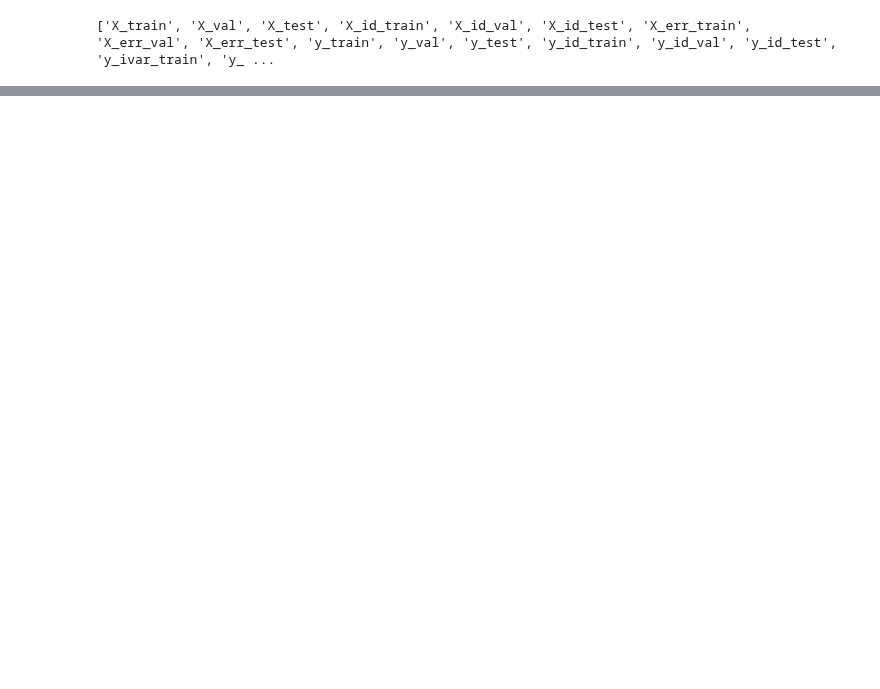
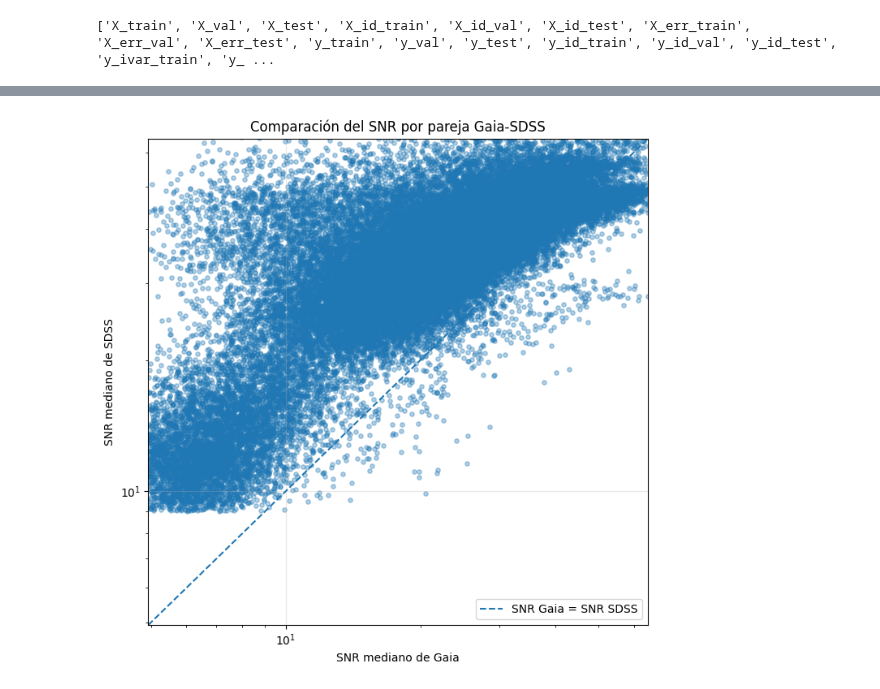
Before and after one commit to javier-cacho-master-ai/trabajo-fin-master, a Jupyter notebook: solution/data process/SNR-diagrama.ipynb, the cells around one changed output, grey strips where cells are left out. Saved outputs shown, nothing was run; the diff lists cells and outputs as text; code cells hidden in the pictures; blank space fills up the shorter version.

```diff
--- a/solution/data process/SNR-diagrama.ipynb
+++ b/solution/data process/SNR-diagrama.ipynb
@@ -175,0 +360,53 @@ random_indices = plot_random_examples(
+# %%
+valid_comparison = (
+    np.isfinite(gaia_snr)
+    & np.isfinite(sdss_snr)
+    & (gaia_snr > 0)
+    & (sdss_snr > 0)
+)
+
+gaia_snr_comparison = gaia_snr[valid_comparison]
+sdss_snr_comparison = sdss_snr[valid_comparison]
+
+minimum_snr = min(
+    np.nanmin(gaia_snr_comparison),
+    np.nanmin(sdss_snr_comparison)
+)
+
+maximum_snr = max(
+    np.nanpercentile(gaia_snr_comparison, 99),
+    np.nanpercentile(sdss_snr_comparison, 99)
+)
+
+plt.figure(figsize=(7, 7))
+
+plt.scatter(
+    gaia_snr_comparison,
+    sdss_snr_comparison,
+    s=15,
+    alpha=0.35
+)
+
+# Línea en la que ambos instrumentos tendrían el mismo SNR
+plt.plot(
+    [minimum_snr, maximum_snr],
+    [minimum_snr, maximum_snr],
+    linestyle="--",
+    label="SNR Gaia = SNR SDSS"
+)
+
+plt.xscale("log")
+plt.yscale("log")
+
+plt.xlim(minimum_snr, maximum_snr)
+plt.ylim(minimum_snr, maximum_snr)
+
+plt.xlabel("SNR mediano de Gaia")
+plt.ylabel("SNR mediano de SDSS")
+plt.title("Comparación del SNR por pareja Gaia-SDSS")
+plt.legend()
+plt.grid(alpha=0.3)
+plt.tight_layout()
+plt.show()
+# %% [output]
+[figure, added]
```
Also changed, not shown: parts of 11 cells of this notebook, 2 other files.
